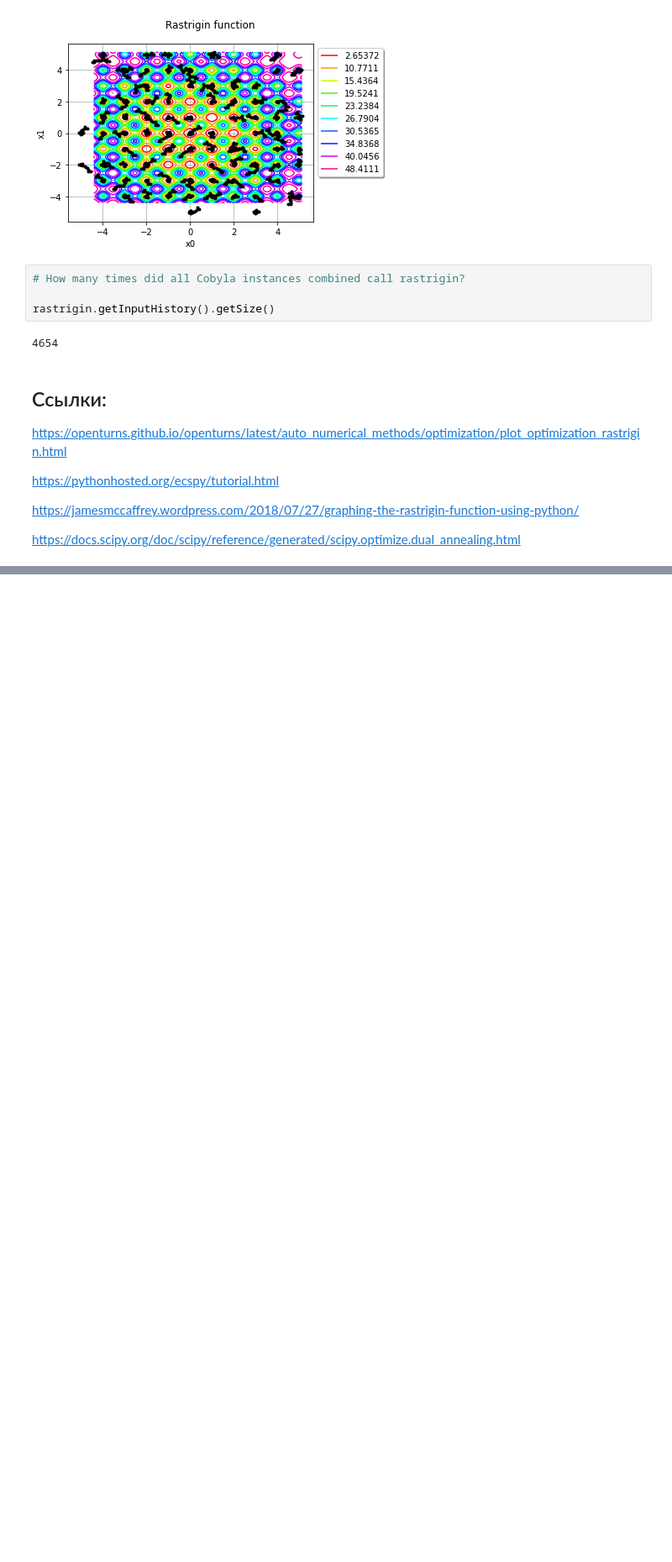
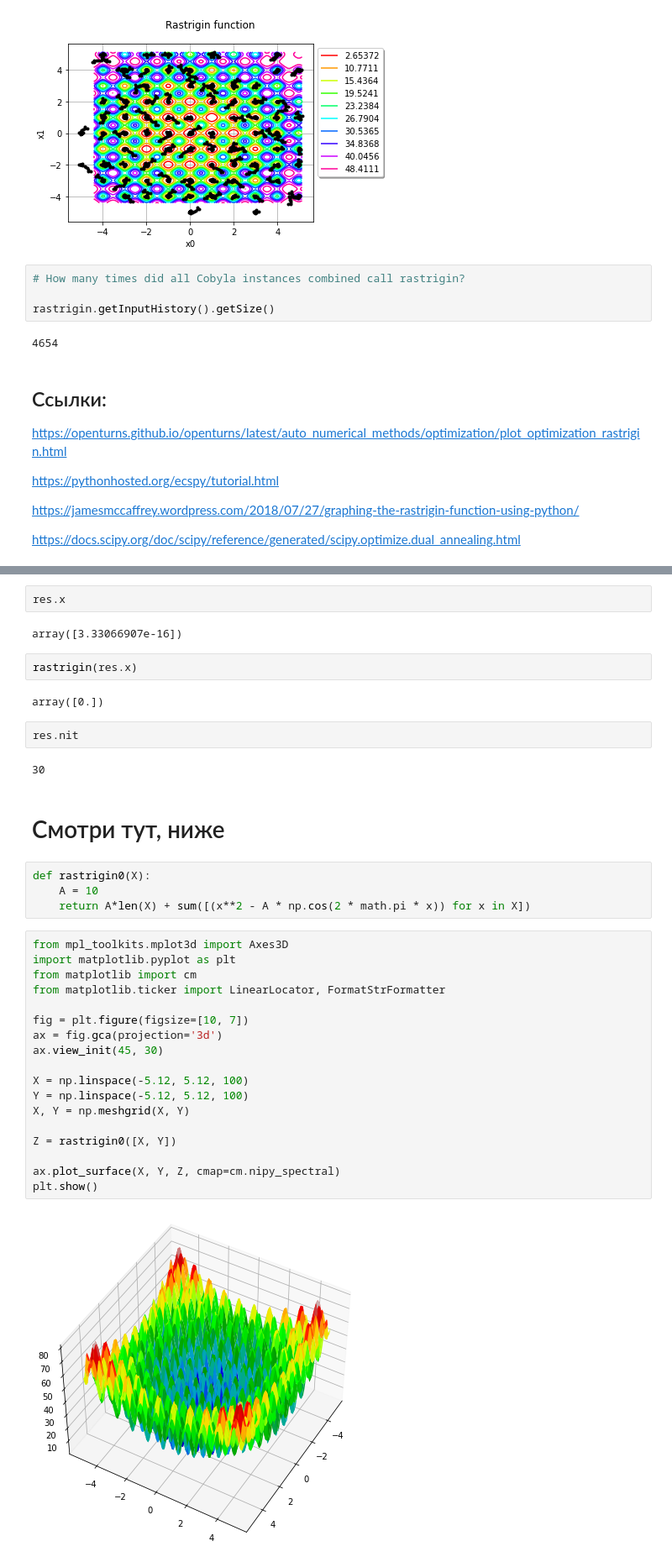
Before and after one commit to IvanAniskavets/Python_2.0, a Jupyter notebook: Math_for_DS_18/HW_6.ipynb, the cells around one changed output, grey strips where cells are left out. Shown at 84% size. Saved outputs shown, nothing was run; the diff lists cells and outputs as text; blank space fills up the shorter version.

```diff
--- a/Math_for_DS_18/HW_6.ipynb
+++ b/Math_for_DS_18/HW_6.ipynb
@@ -205,0 +260,38 @@ https://docs.scipy.org/doc/scipy/reference/generated/scipy.optimize.dual_anneali
+# %%
+res.x
+# %% [output]
+array([3.33066907e-16])
+# %%
+rastrigin(res.x)
+# %% [output]
+array([0.])
+# %%
+res.nit
+# %% [output]
+30
+# %% [markdown]
+# Смотри тут, ниже
+# %%
+def rastrigin0(X):
+    A = 10
+    return A*len(X) + sum([(x**2 - A * np.cos(2 * math.pi * x)) for x in X])
+# %%
+from mpl_toolkits.mplot3d import Axes3D
+import matplotlib.pyplot as plt
+from matplotlib import cm
+from matplotlib.ticker import LinearLocator, FormatStrFormatter
+
+fig = plt.figure(figsize=[10, 7])
+ax = fig.gca(projection='3d')
+ax.view_init(45, 30)
+
+X = np.linspace(-5.12, 5.12, 100)
+Y = np.linspace(-5.12, 5.12, 100)
+X, Y = np.meshgrid(X, Y)
+
+Z = rastrigin0([X, Y])
+
+ax.plot_surface(X, Y, Z, cmap=cm.nipy_spectral)
+plt.show()
+# %% [output]
+[figure, added]
```
Also changed, not shown: parts of 14 cells of this notebook.
